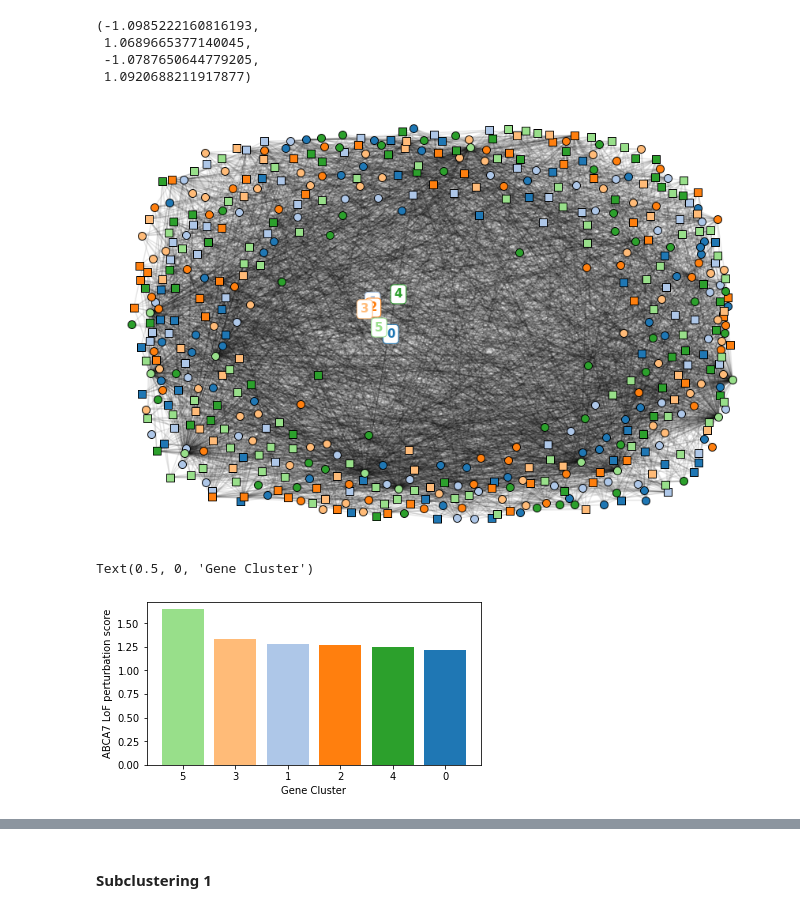
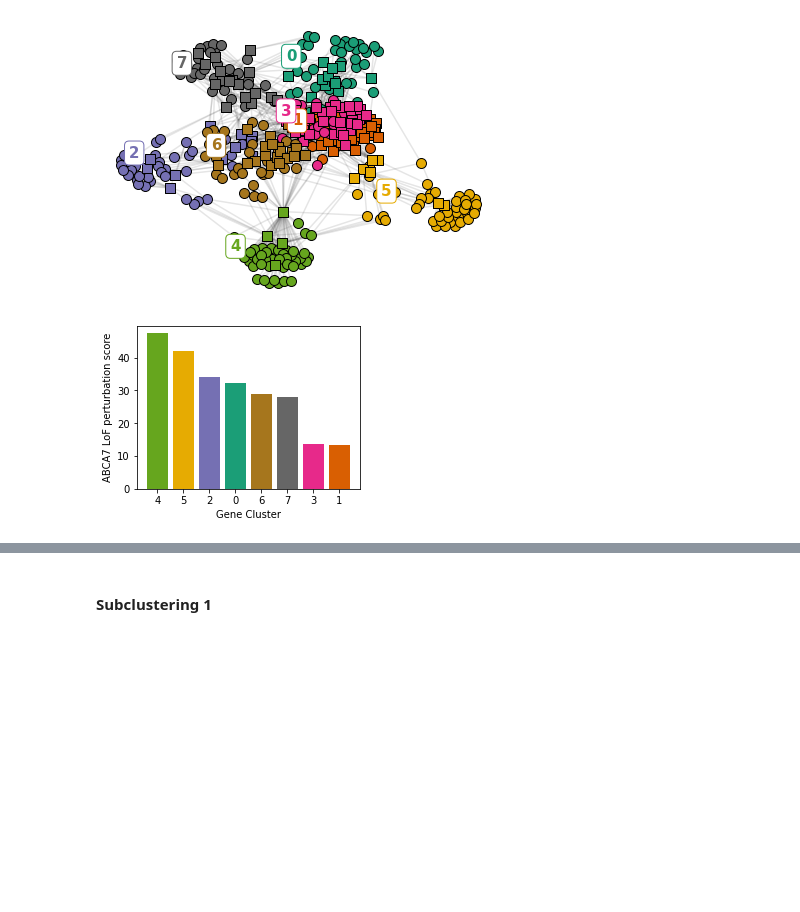
Before and after one commit to djunamay/ABCA7lof2, a Jupyter notebook: 10-KL_clusters.ipynb, the cells around one changed output, grey strips where cells are left out. Cells and saved outputs as stored; diff of their text form; code cells hidden in the pictures; blank space fills up the shorter version.

```diff
--- a/10-KL_clusters.ipynb
+++ b/10-KL_clusters.ipynb
@@ -37,2 +38,0 @@ S = set(np.array(expression.index[np.abs(expression['Ex'])>1]))
-# %%
-S = set(leading_edge['gene'][[x in S for x in leading_edge['gene']]])
@@ -46,9 +41,8 @@ col_index = np.where([x in S for x in mat.columns])[0]
 mat_sub = mat.iloc[:,col_index]
 #path_index = np.where([x in P for x in mat_sub.index])[0]
 #mat_sub = mat_sub.iloc[path_index]
-path_index = (np.sum(mat_sub, axis=1)>7)
+path_index = (np.sum(mat_sub, axis=1)>4)
 mat_sub = mat_sub.loc[path_index]
-
 mat_sub = mat_sub.loc[:,np.sum(mat_sub, axis=0)>0]
 # %%
 mat_sub.shape
@@ -66,6 +56,6 @@ KL_modified = True
 random_labels = True
 unweighted = True
 
-frame, loss_temp = get_kernighan_lin_clusters(None, 100, C, KL_modified, random_labels, unweighted, seed=5, no_progress=False, mat=mat_sub)
+frame, loss_temp = get_kernighan_lin_clusters(None, 50, C, KL_modified, random_labels, unweighted, seed=5, no_progress=False, mat=mat_sub)
 frame.columns = ['cluster', 'description', 'is_gene']
 # %% [output]
@@ -99,11 +89,11 @@ components = list(networkx.connected_components(graph))
 unique_clusters = np.unique(np.array([graph.nodes[node]['cluster_id'] for node in graph.nodes]))
 # %%
 unique_clusters = np.unique(frame['cluster'])
-cm = plt.cm.get_cmap('tab20')
+cm = plt.cm.get_cmap('Dark2')
 colors = [cm(int(x)) for x in range(len(unique_clusters))]
 
 cur_labels = np.array([graph.nodes[node]['cluster_id'] for node in graph.nodes])
-layout = networkx.spring_layout(graph,k=10, iterations=10, weight='weight')
+layout = networkx.spring_layout(graph,k=15, iterations=10000, weight='weight')
 # %%
 scores = pd.read_csv('./processed_data/single_cell/all_scores.csv', index_col=0)
 # %%
@@ -150,36 +140,31 @@ def plot_single_cluster(col, pos_curr, types_curr, names_curr, cluster_name, sel
     #plt.text(x, y, labels,  bbox=props, c = col, fontsize = 10, zorder=6, style = "italic")
     plt.text(x, y+(0.045*(n+1)), cluster_name,  bbox=props, c = col, fontsize = 15, zorder=6, weight = "bold")
 # %%
-plt.figure(figsize = (15,10))
+plt.figure(figsize = (7,5))
 
 # plot by cluster color
 pos = np.array(list(layout.values()))
 np.save('./processed_data/single_cell/ex_pathway_coords.csv', pos)
 plot_edges(layout, graph, pos)
 plot_nodes(graph, [], pos, cur_labels, unique_clusters, colors, 100)
 a = plt.gca()
 a.axis('off')
-#plt.savefig('./pdf_figures/LE_clust_ex.png')
+plt.savefig('./pdf_figures/LE_clust_ex.png')
 # %% [output]
-(-1.0985222160816193,
- 1.0689665377140045,
- -1.0787650644779205,
- 1.0920688211917877)
-[figure, old version]
+[figure, new version]
 # %%
 SCORES = np.array(scores.loc[g_names]['Ex'])
 # %%
 #barplot of main scores
-score_sum = np.array([np.median(np.abs(SCORES[frame['cluster'][frame['is_gene']]==i])) for i in unique_clusters])
-plt.figure(figsize = (6,3))
+score_sum = np.array([np.sum(np.abs(SCORES[frame['cluster'][frame['is_gene']]==i])) for i in unique_clusters])
+plt.figure(figsize = (4,3))
 
 plt.bar(height=score_sum[np.argsort(-1*score_sum)], x = [x.astype(str) for x in unique_clusters[np.argsort(-1*score_sum)]], color = np.array(colors)[np.argsort(-1*score_sum)])
 plt.ylabel('ABCA7 LoF perturbation score')
 plt.xlabel('Gene Cluster')
-#plt.savefig('./pdf_figures/ex_clust_bars.png', bbox_inches="tight")
+plt.savefig('./pdf_figures/ex_clust_bars.png', bbox_inches="tight")
 # %% [output]
-Text(0.5, 0, 'Gene Cluster')
-[figure, old version]
+[figure, new version]
 # %%
 # SCORES = np.array(scores.loc[g_names]['Ex'])
 # COL = 'PuOr_r'#C2[i]
```
Also changed, not shown: parts of 32 cells of this notebook, 2 other files.
